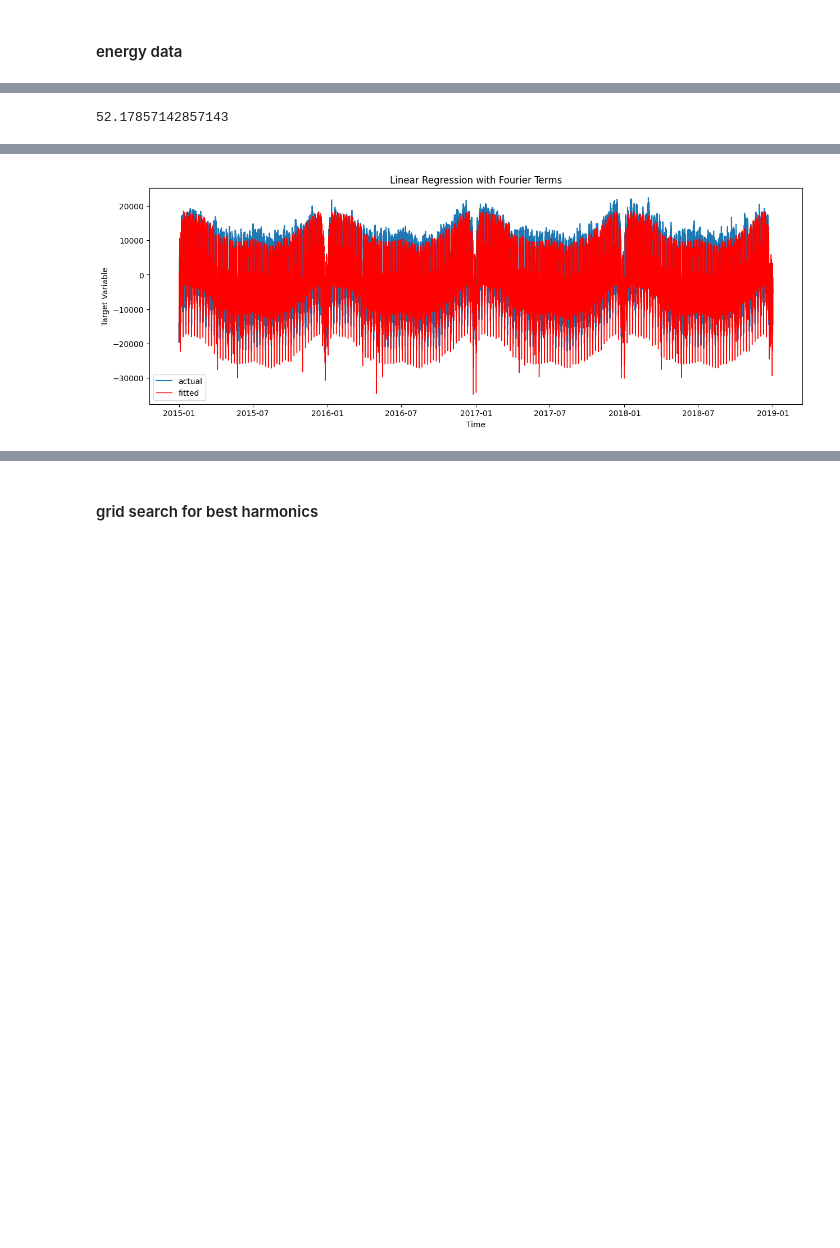
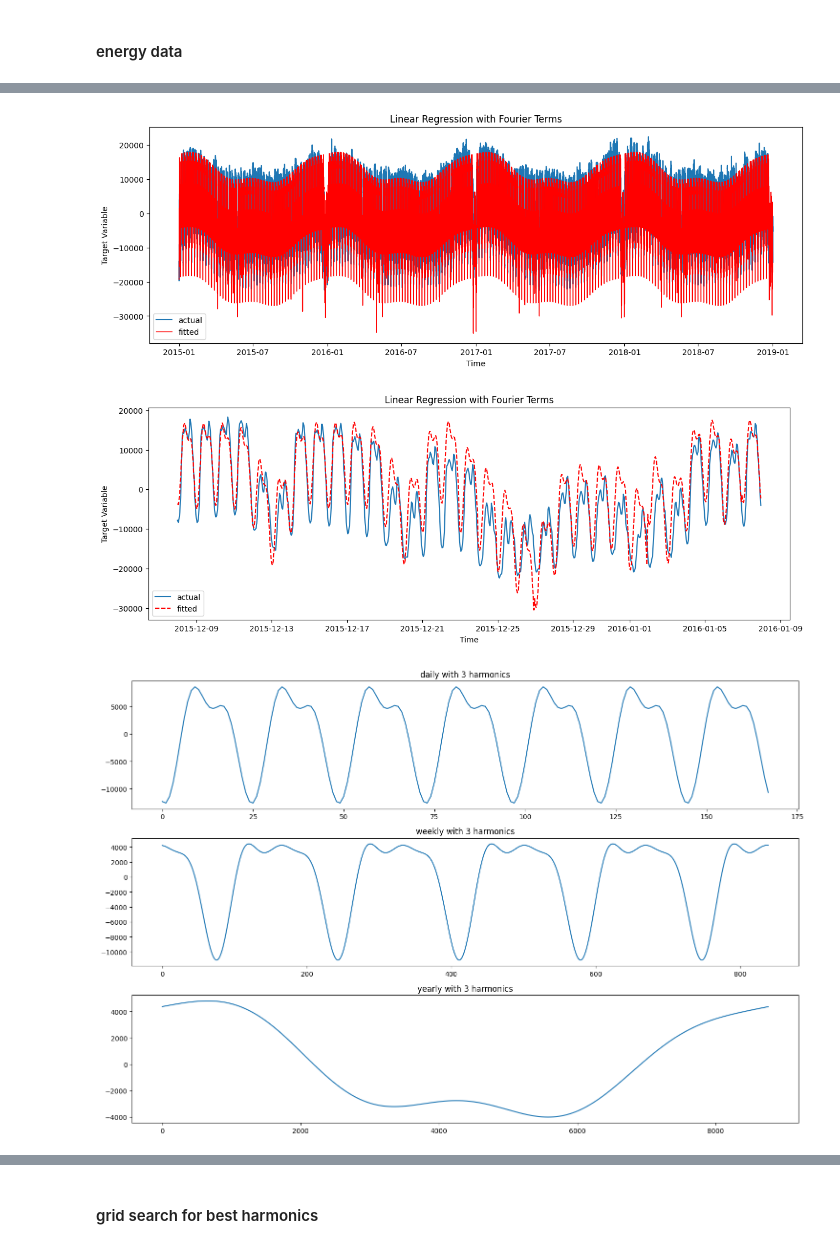
Before and after one commit to hikotei/2023_11-PTSFC, a Jupyter notebook: Energy/2023_12_31 lin reg.ipynb, the cells around one changed output, grey strips where cells are left out. Drawn from its saved outputs; the diff is of its cells as text; code cells hidden in the pictures; blank space fills up the shorter version.

```diff
--- a/Energy/2023_12_31 lin reg.ipynb
+++ b/Energy/2023_12_31 lin reg.ipynb
@@ -504,10 +486,16 @@ data.head(5)
-# %%
-365.25/7
-# %% [output]
-52.17857142857143
 # %%
+# take smaller dataset
+start   = '2015-01-01'
+end     = '2019-01-01'
+data = df_energy.loc[(df_energy['timestamp_CET'] > start) &
+                     (df_energy['timestamp_CET'] <= end)].copy()
+
+# add holiday dummies
+data = create_dummy_df(data, month_method='none', weekday_method='none', hour_method='none', holiday_method='separate')
+data.head(5)
+
 # add fourier terms as features
-n_vals = [5, 3, 20] # number of fourier terms in regression
+n_vals = [3, 3, 3] # number of fourier terms in regression
 m_vals = [24, 7*24, 365.25*24] # seasonality / periodicity
 
 t = np.arange(0, len(data), 1)
@@ -548,6 +536,58 @@ plt.xlabel('Time')
 plt.ylabel('Target Variable')
 plt.legend()
 plt.show()
+
+# = = = = = = = = = = = = = = = = = = = = = =
+# Plot 1 month of the data and the fitted values for more detailed view
+m_idx = 11
+
+plt.figure(figsize=(15, 5))
+plt.plot(y[m_idx*24*31:(m_idx+1)*24*31], label='actual')
+plt.plot(model.fittedvalues[m_idx*24*31:(m_idx+1)*24*31], label='fitted', linestyle='--', color='red')
+plt.title('Linear Regression with Fourier Terms')
+plt.xlabel('Time')
+plt.ylabel('Target Variable')
+plt.legend()
+plt.show()
+
+params = model.params.values[19:] # remove first 19 params = 1 const + 18 holiday dummies
+
+# = = = = = = = = = = = = = = = = = = = = = = =
+# reconstruct the seasonalities from fitted parameters
+t_short = np.arange(0, 24*365, 1)
+seasonalities = np.zeros((len(m_vals), len(t_short)))
+param_idx = 0
+
+for m_idx, m in enumerate(m_vals):
+
+    n_fourier_terms = n_vals[m_idx]
+
+    for i in range(1, n_fourier_terms+1):
+
+        amp1 = params[param_idx]
+        param_idx += 1
+        amp2 = params[param_idx]
+        param_idx += 1
+        f1 = amp1 * np.sin(2 * np.pi * i * t_short / m)
+        f2 = amp2 * np.cos(2 * np.pi * i * t_short / m)
+        seasonalities[m_idx] += f1 + f2
+
+# = = = = = = = = = = = = = = = = = = = = = = =
+# Plot the seasonalities
+fig, axes = plt.subplots(3, 1, figsize=(15, 10))
+season_names = ['daily', 'weekly', 'yearly']
+
+for idx, ax in enumerate(axes):
+    if idx == 0:
+        ax.plot(seasonalities[idx][:24*7])
+    elif idx == 1:
+        ax.plot(seasonalities[idx][:24*7*5])
+    elif idx == 2:
+        ax.plot(seasonalities[idx])
+    ax.set_title(f"{season_names[idx]} with {n_vals[idx]} harmonics")
+
+plt.tight_layout()
+plt.show()
 # %% [output]
                             OLS Regression Results
 ==============================================================================
@@ -565,5 +605,7 @@ Covariance Type:            nonrobust
 ==============================================================================
 
 Notes:
 [1] Standard Errors assume that the covariance matrix of the errors is correctly specified.
-[figure, old version]
+[figure, new version]
+[figure, added]
+[figure, added]
```
Also changed, not shown: parts of 5 cells of this notebook.
